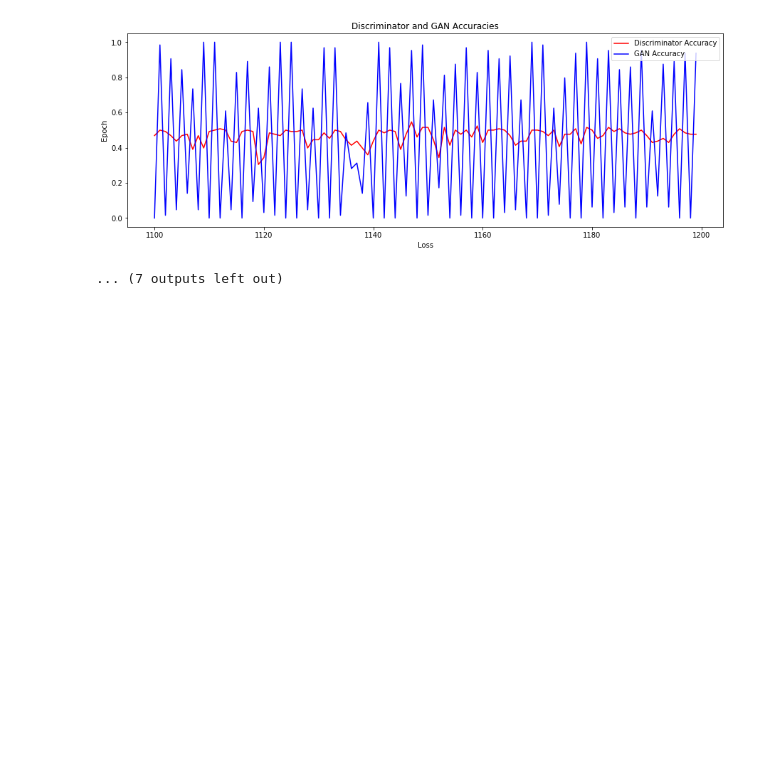
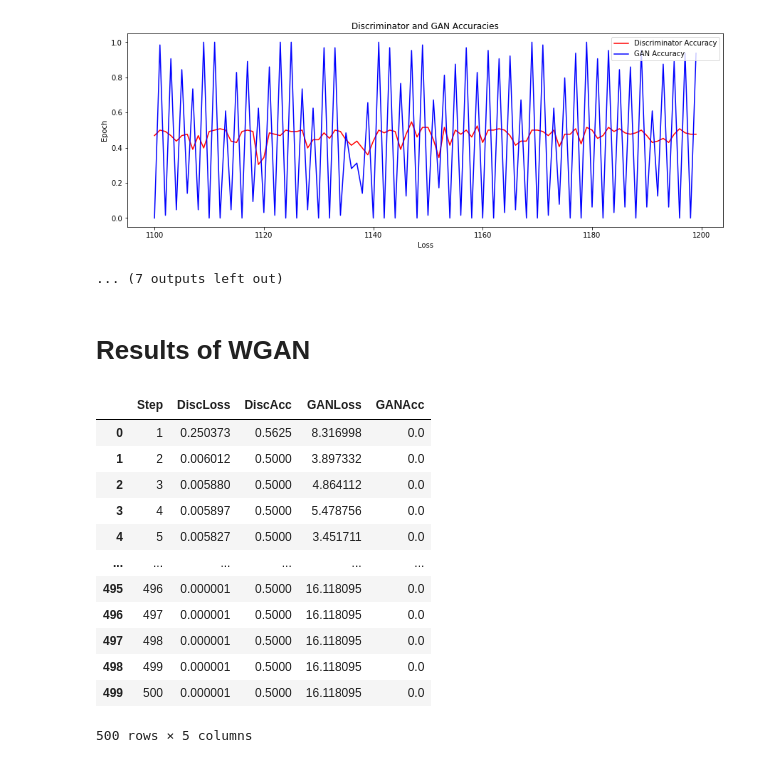
Before and after one commit to Tejas-Nanaware/GAN-Anime-Characters, a Jupyter notebook: Results.ipynb, the cells around one changed output. Cells and saved outputs as stored; diff of their text form; code cells hidden in the pictures; blank space fills up the shorter version.

Commit message:
Added Results of WGAN

```diff
--- a/Results.ipynb
+++ b/Results.ipynb
@@ -77,3 +79,22 @@ for i in range(len(ranges[:-1])):
 [figure]
 [figure]
 ... (7 outputs left out)
+# %% [markdown]
+# Results of WGAN
+# %%
+df = pd.read_csv('wlog.csv')
+df
+# %% [output]
+|  | Step | DiscLoss | DiscAcc | GANLoss | GANAcc |
+| 0 | 1 | 0.250373 | 0.5625 | 8.316998 | 0.0 |
+| 1 | 2 | 0.006012 | 0.5000 | 3.897332 | 0.0 |
+| 2 | 3 | 0.005880 | 0.5000 | 4.864112 | 0.0 |
+| 3 | 4 | 0.005897 | 0.5000 | 5.478756 | 0.0 |
+| 4 | 5 | 0.005827 | 0.5000 | 3.451711 | 0.0 |
+| ... | ... | ... | ... | ... | ... |
+| 495 | 496 | 0.000001 | 0.5000 | 16.118095 | 0.0 |
+| 496 | 497 | 0.000001 | 0.5000 | 16.118095 | 0.0 |
+| 497 | 498 | 0.000001 | 0.5000 | 16.118095 | 0.0 |
+| 498 | 499 | 0.000001 | 0.5000 | 16.118095 | 0.0 |
+| 499 | 500 | 0.000001 | 0.5000 | 16.118095 | 0.0 |
+500 rows × 5 columns
```
Also changed, not shown: parts of 4 cells of this notebook.
